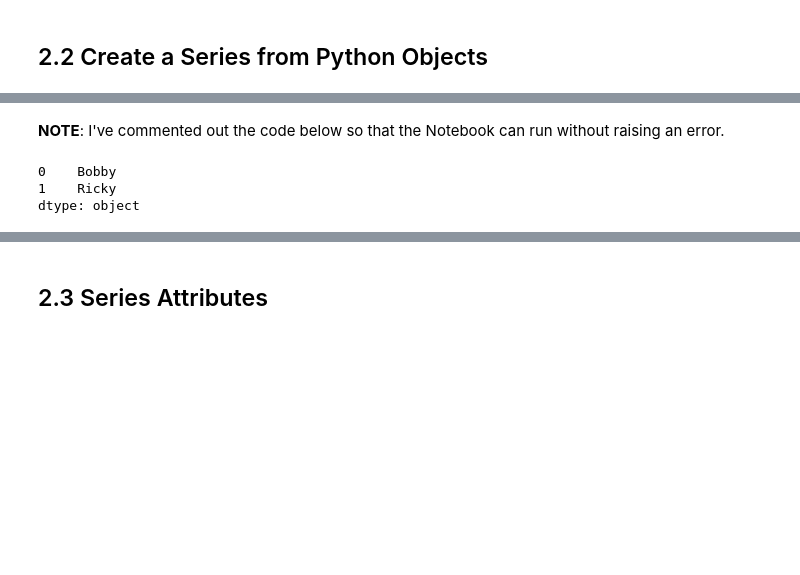
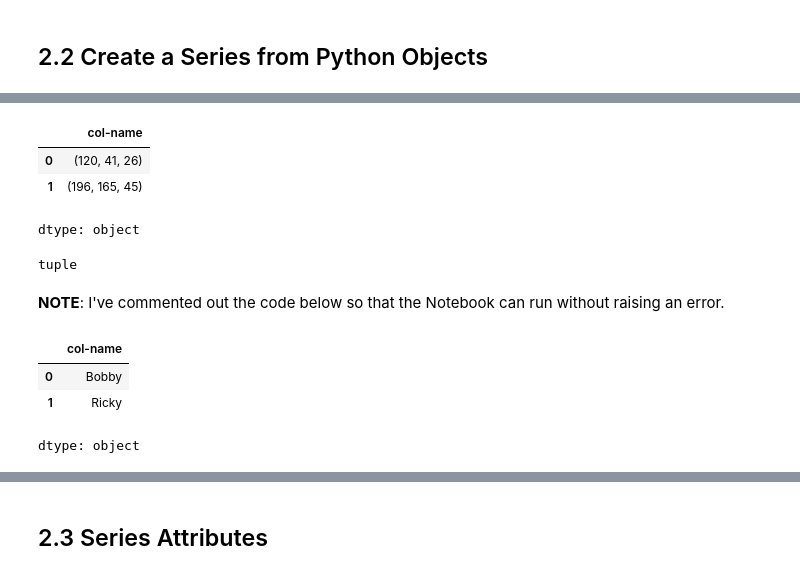
Before and after one commit to MinyaevAndrey/pandas-in-action, a Jupyter notebook: chapter_02_the_series_object/chapter_02_the_series_object.ipynb, the cells around one changed output, grey strips where cells are left out. Saved outputs shown, nothing was run; the diff lists cells and outputs as text; code cells hidden in the pictures; blank space fills up the shorter version.

```diff
--- a/chapter_02_the_series_object/chapter_02_the_series_object.ipynb
+++ b/chapter_02_the_series_object/chapter_02_the_series_object.ipynb
@@ -160,13 +158,36 @@ dtype: object
+# %%
+s = pd.Series(
+    data = [
+        [120, 41, 26],
+        [196, 165, 45]
+    ],
+    name='col-name',
+    dtype=float
+)
+s
+# %% [output]
+|  | col-name |
+| 0 | (120, 41, 26) |
+| 1 | (196, 165, 45) |
+dtype: object
+# %%
+type(s[0])
+# %% [output]
+tuple
 # %% [markdown]
 **NOTE**: I've commented out the code below so that the Notebook can run without raising an error.
 # %%
 my_set = {"Ricky", "Bobby"}
 # pd.Series(my_set)
 # %%
-pd.Series(list(my_set))
+pd.Series(
+    data = list( {"Ricky", "Bobby"}) ,
+    name='col-name',
+)
 # %% [output]
+|  | col-name |
+| 0 | Bobby |
+| 1 | Ricky |
-0    Bobby
-1    Ricky
 dtype: object
 # %%
 random_data = np.random.randint(1, 101, 10)
```
Also changed, not shown: parts of 21 cells of this notebook.
